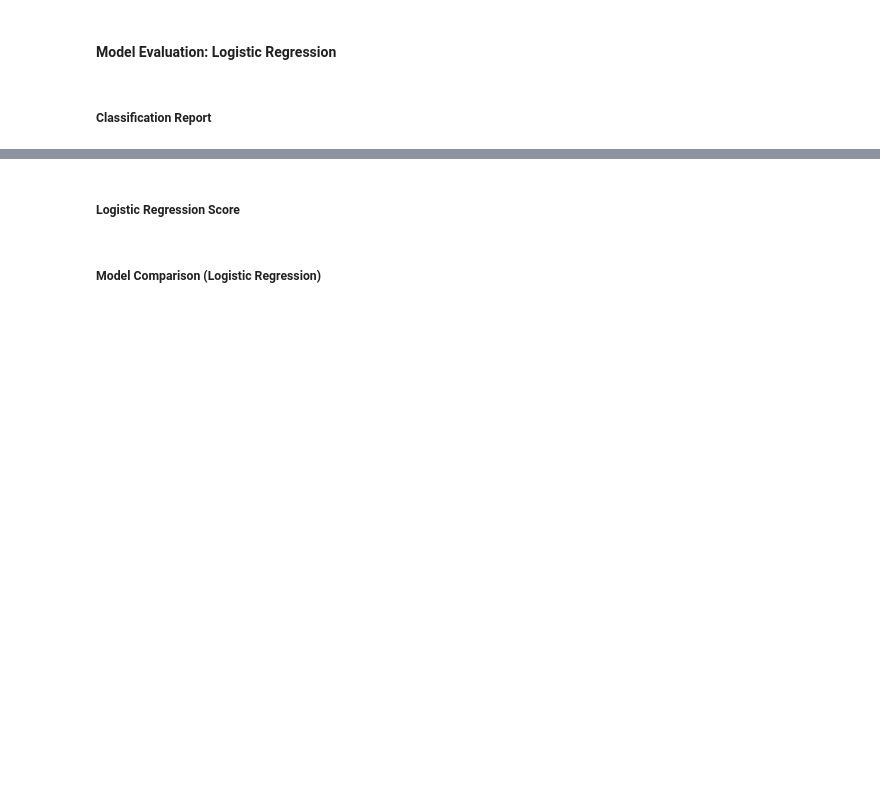
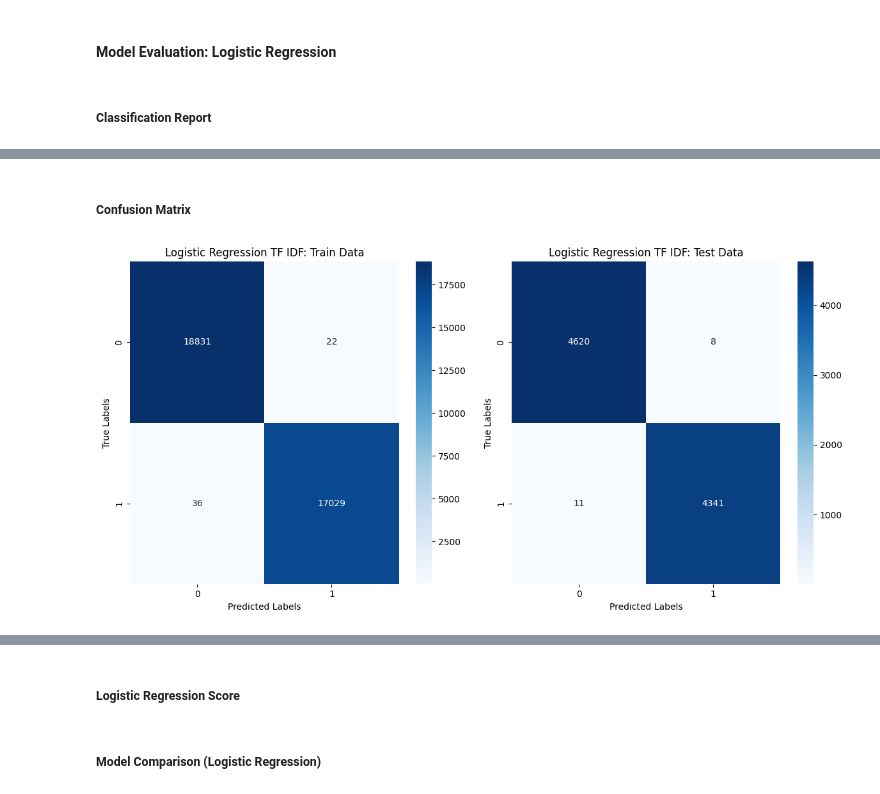
Before and after one commit to CleonKalea/SistemTemuKembaliInformasi, a Jupyter notebook: STKI_Fake_News_Detector.ipynb, the cells around one changed output, grey strips where cells are left out. Saved outputs shown, nothing was run; the diff lists cells and outputs as text; code cells hidden in the pictures; blank space fills up the shorter version.

```diff
--- a/STKI_Fake_News_Detector.ipynb
+++ b/STKI_Fake_News_Detector.ipynb
@@ -210,2 +192,2 @@ y = news['label']
 # %%
-x_train, x_test, y_train, y_test = train_test_split(x, y, test_size=0.3, random_state=10)
+x_train, x_test, y_train, y_test = train_test_split(x, y, test_size=0.2, random_state=42)
@@ -221,18 +199,17 @@ x_train_stem, x_test_stem, y_train_stem, y_test_stem = train_test_split(X_stem,
 ### Initializing Models: Logistic Regression
 # %%
 tf_idf_LR = Pipeline([
-    ('tfidf', TfidfVectorizer()),
+    ('tfidf', TfidfVectorizer(tokenizer=tokenize_no_stemming)),
     ('log_reg', LogisticRegression())
 ])
 
 stem_LR = Pipeline([
-    ('tfidf', TfidfVectorizer()),
+    ('tfidf', TfidfVectorizer(tokenizer=tokenize_with_stemming)),
     ('log_reg', LogisticRegression())
 ])
 
 full_LR = ImbPipeline([
-    ('tfidf', TfidfVectorizer()),
-    ('smote', SMOTE()),
+    ('tfidf', TfidfVectorizer(tokenizer=tokenize_with_stemming)),
     ('scaler', StandardScaler(with_mean=False)),
     ('log_reg', LogisticRegression(class_weight='balanced'))
 ])
@@ -243,4 +221,4 @@ Pipeline(steps=[('tfidf', TfidfVectorizer()),
                 ('log_reg', LogisticRegression())])
 # %%
-stem_LR.fit(x_train_stem, y_train_stem)
+stem_LR.fit(x_train, y_train)
 # %% [output]
@@ -248,3 +227,3 @@ Pipeline(steps=[('tfidf', TfidfVectorizer()),
                 ('log_reg', LogisticRegression())])
 # %%
-full_LR.fit(x_train_stem, y_train_stem)
+full_LR.fit(x_train, y_train)
@@ -272,0 +311,25 @@ print(classification_report(y_test_stem, full_test_pred_lr))
+# %% [markdown]
+##### Confusion Matrix
+# %%
+
+tf_idf_train_pred_LR_confusion_matrix = confusion_matrix(y_train, tf_idf_train_pred_lr)
+tf_idf_test_pred_LR_confusion_matrix = confusion_matrix(y_test, tf_idf_test_pred_lr)
+
+fig, ax = plt.subplots(1, 2, figsize=(12, 6))
+
+# Training data confusion matrix
+sns.heatmap(tf_idf_train_pred_LR_confusion_matrix, annot=True, fmt='d', cmap='Blues', ax=ax[0])
+ax[0].set_title('Logistic Regression TF IDF: Train Data')
+ax[0].set_xlabel('Predicted Labels')
+ax[0].set_ylabel('True Labels')
+
+# Test data confusion matrix
+sns.heatmap(tf_idf_test_pred_LR_confusion_matrix, annot=True, fmt='d', cmap='Blues', ax=ax[1])
+ax[1].set_title('Logistic Regression TF IDF: Test Data')
+ax[1].set_xlabel('Predicted Labels')
+ax[1].set_ylabel('True Labels')
+
+plt.tight_layout()
+plt.show()
+# %% [output]
+[figure, added]
```
Also changed, not shown: parts of 94 cells of this notebook.
